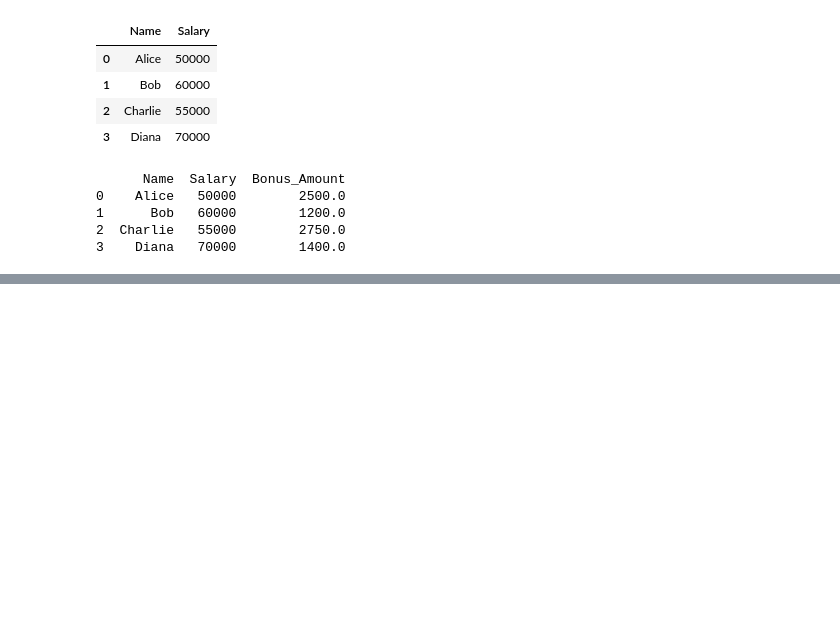
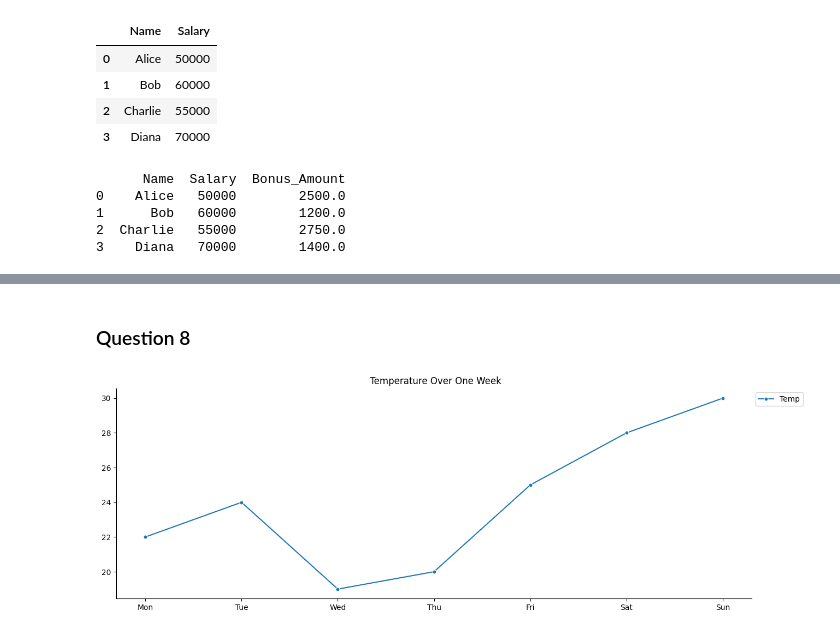
Before and after one commit to Samartj/Assignment-3, a Jupyter notebook: notebooks/assignment_3.ipynb, the cells around one changed output, grey strips where cells are left out. Drawn from its saved outputs; the diff is of its cells as text; code cells hidden in the pictures; blank space fills up the shorter version.

```diff
--- a/notebooks/assignment_3.ipynb
+++ b/notebooks/assignment_3.ipynb
@@ -97,0 +160,14 @@ print(df)
+# %% [markdown]
+### Question 8
+# %%
+weather_df = pd.DataFrame({'Day': ['Mon', 'Tue', 'Wed', 'Thu', 'Fri', 'Sat', 'Sun'], 'Temp': [22, 24, 19, 20, 25, 28, 30]})
+plt.figure(figsize = (15,5))
+sns.lineplot(data = weather_df , x = 'Day' , y = 'Temp', label = 'Temp' , linestyle = '-',marker ='o', markersize = 5)
+plt.title(" Temperature Over One Week")
+plt.xlabel("")
+plt.ylabel("")
+plt.gca().spines[['top','right']].set_visible(False)
+plt.legend(bbox_to_anchor = (1,1), loc = 'upper left' )
+plt.show()
+# %% [output]
+[figure, added]
```
Also changed, not shown: parts of 12 cells of this notebook.
